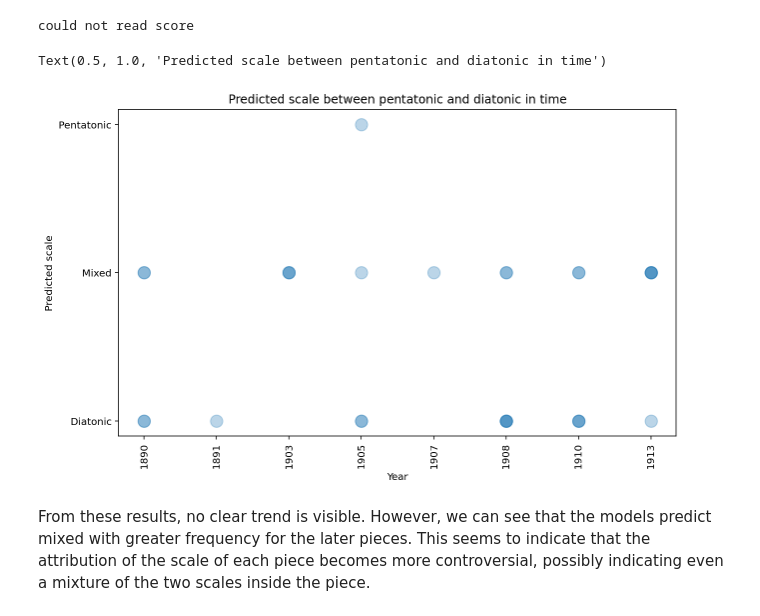
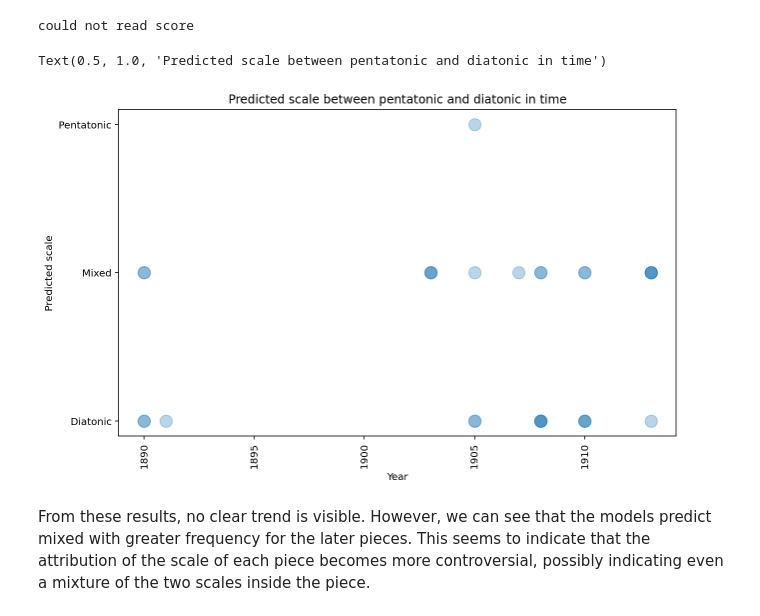
Before and after one commit to ludovicaschaerf/Group-5-Debussy-Pitch-Scapes, a Jupyter notebook: milestone3.ipynb, the cells around one changed output. Saved outputs shown, nothing was run; the diff lists cells and outputs as text; code cells hidden in the pictures.

```diff
--- a/milestone3.ipynb
+++ b/milestone3.ipynb
@@ -473,7 +467,9 @@ for coeff in range(1,7):
     x = [int(v[0]) for v in centers_v]
     y = [v[1] for v in centers_v]
     plt.figure()
-    plt.scatter(x,y,alpha=0.5)
+    sns.regplot(x,y, ci=95)
+    m, b = np.polyfit(x, y, 1)
+    print('slope=',m)
     plt.title('Coeff_'+str(coeff))
     plt.xlabel('Year')
     plt.ylabel('VCoM')
@@ -720,17 +729,17 @@ could not read score
 # %%
 fig = plt.figure(figsize=(10, 6))
 ax= fig.add_subplot()
-ax.scatter([name.split('\\')[-1][:4] for name in dic_scores.keys()],
-            list(dic_scores.values()),
-            alpha=.3,
-            s=150)
+x = [int(name.split('\\')[-1][:4]) for name in dic_scores.keys()]
+y = list(dic_scores.values())
+ax.scatter(x,y,alpha=.3,s=150)
+
 plt.xlabel('Year')
 plt.ylabel('Predicted scale')
 plt.xticks(rotation=90)
 plt.title('Predicted scale between pentatonic and diatonic in time')
 # %% [output]
 Text(0.5, 1.0, 'Predicted scale between pentatonic and diatonic in time')
-[figure, old version]
+[figure, new version]
 # %% [markdown]
 From these results, no clear trend is visible. However, we can see that the models predict mixed with greater frequency for the later pieces. This seems to indicate that the attribution of the scale of each piece becomes more controversial, possibly indicating even a mixture of the two scales inside the piece.
 # %% [markdown]
```
Also changed, not shown: parts of 9 cells of this notebook.
